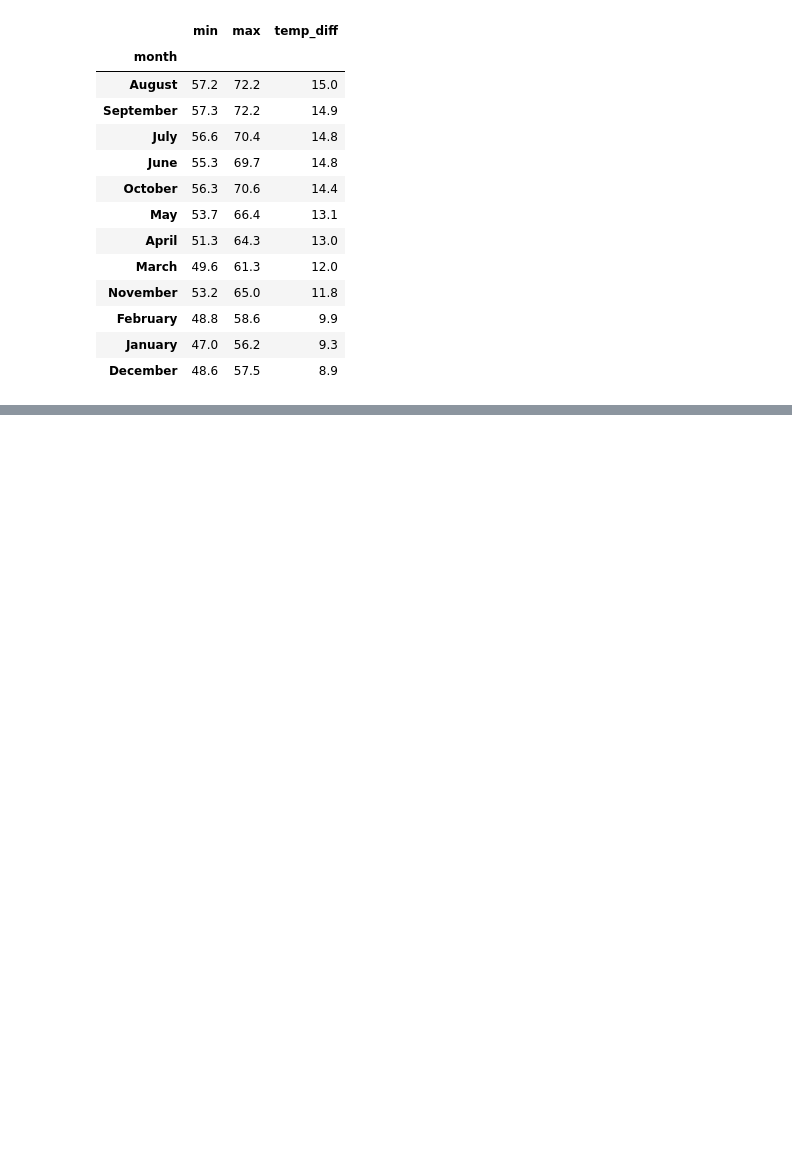
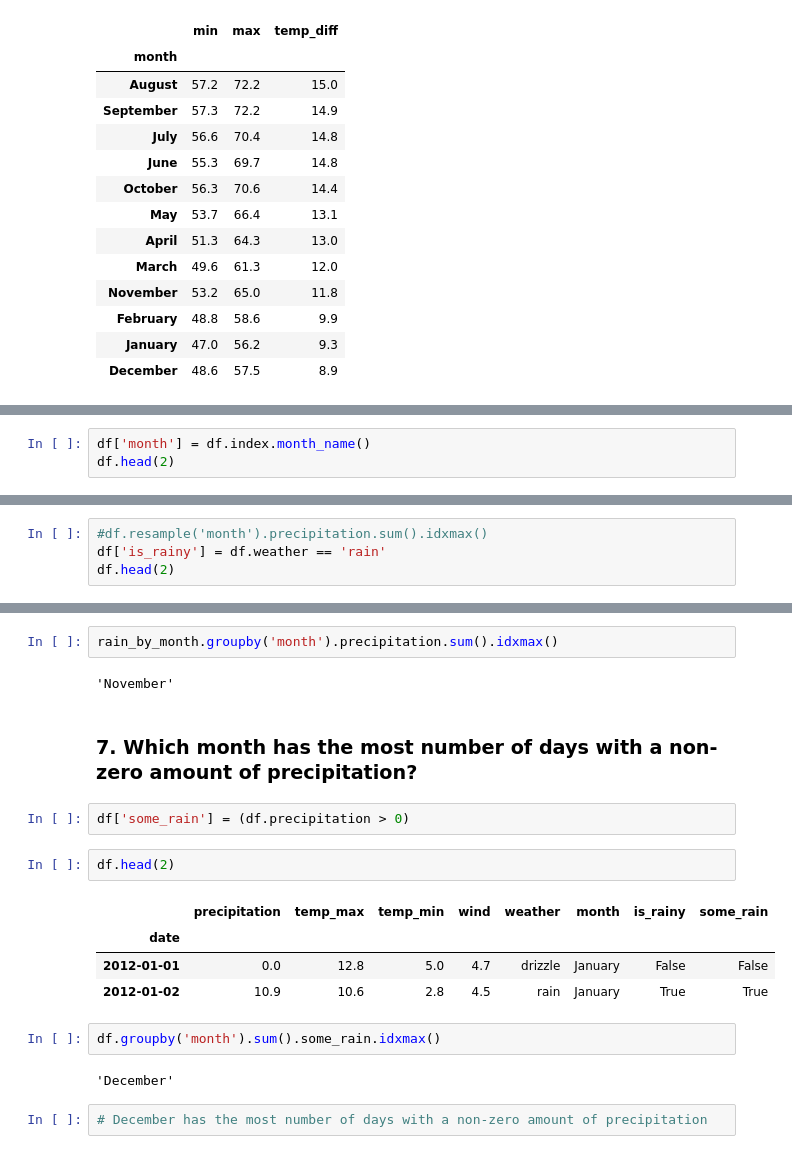
Before and after one commit to cristinalucin/time-series-exercises, a Jupyter notebook: data_acquisition.ipynb, the cells around one changed output, grey strips where cells are left out. Cells and saved outputs as stored; diff of their text form; blank space fills up the shorter version.

```diff
--- a/data_acquisition.ipynb
+++ b/data_acquisition.ipynb
@@ -948,0 +279,3 @@ days.groupby('month').max().sort_values('temp_diff', ascending=False)
+# %%
+df['month'] = df.index.month_name()
+df.head(2)
@@ -948,0 +287,4 @@ days.groupby('month').max().sort_values('temp_diff', ascending=False)
+# %%
+#df.resample('month').precipitation.sum().idxmax()
+df['is_rainy'] = df.weather == 'rain'
+df.head(2)
@@ -948,0 +325,21 @@ days.groupby('month').max().sort_values('temp_diff', ascending=False)
+# %%
+rain_by_month.groupby('month').precipitation.sum().idxmax()
+# %% [output]
+'November'
+# %% [markdown]
+### 7. Which month has the most number of days with a non-zero amount of precipitation?
+# %%
+df['some_rain'] = (df.precipitation > 0)
+# %%
+df.head(2)
+# %% [output]
+|  | precipitation | temp_max | temp_min | wind | weather | month | is_rainy | some_rain |
+| date |  |  |  |  |  |  |  |  |
+| 2012-01-01 | 0.0 | 12.8 | 5.0 | 4.7 | drizzle | January | False | False |
+| 2012-01-02 | 10.9 | 10.6 | 2.8 | 4.5 | rain | January | True | True |
+# %%
+df.groupby('month').sum().some_rain.idxmax()
+# %% [output]
+'December'
+# %%
+# December has the most number of days with a non-zero amount of precipitation
```
Also changed, not shown: parts of 124 cells of this notebook.
